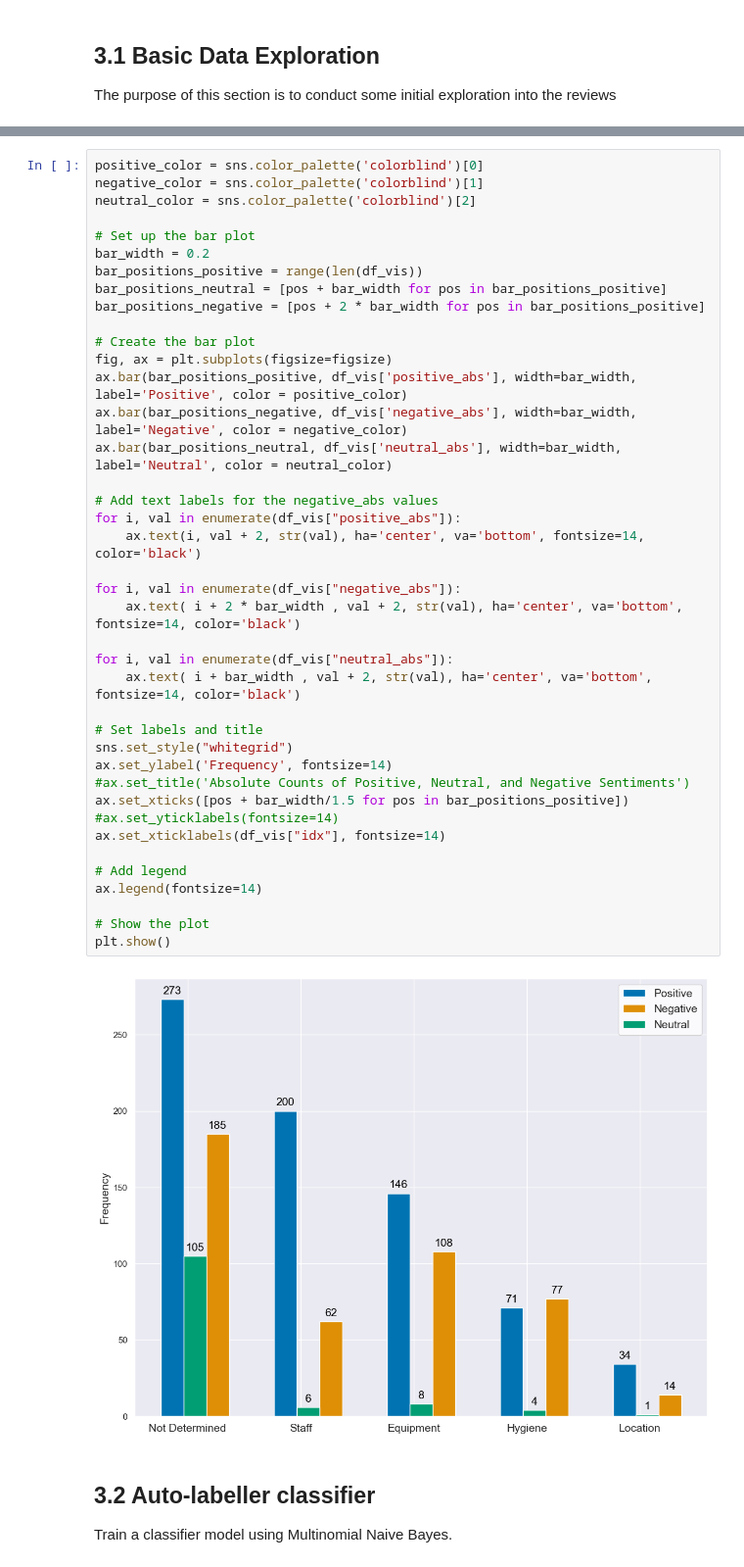
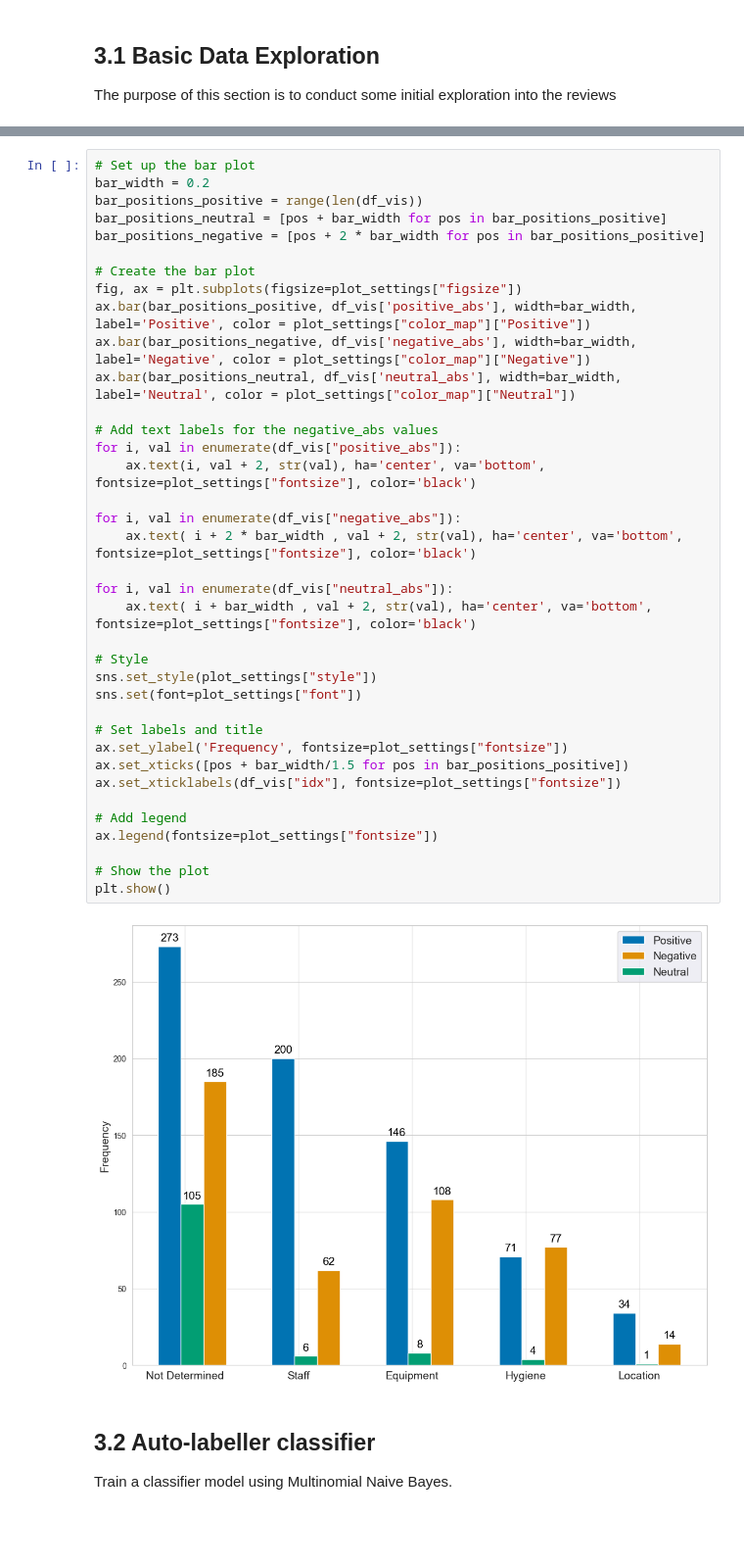
Before and after one commit to ginofazzi/data-wild-west, a Jupyter notebook: code/Project_Notebook.ipynb, the cells around one changed output, grey strips where cells are left out. Shown: that part at 98% size. Drawn from its saved outputs; the diff is of its cells as text; blank space fills up the shorter version.

```diff
--- a/code/Project_Notebook.ipynb
+++ b/code/Project_Notebook.ipynb
@@ -737,45 +693,42 @@ result_df
 # %%
-positive_color = sns.color_palette('colorblind')[0]
-negative_color = sns.color_palette('colorblind')[1]
-neutral_color = sns.color_palette('colorblind')[2]
-
 # Set up the bar plot
 bar_width = 0.2
 bar_positions_positive = range(len(df_vis))
 bar_positions_neutral = [pos + bar_width for pos in bar_positions_positive]
 bar_positions_negative = [pos + 2 * bar_width for pos in bar_positions_positive]
 
 # Create the bar plot
-fig, ax = plt.subplots(figsize=figsize)
-ax.bar(bar_positions_positive, df_vis['positive_abs'], width=bar_width, label='Positive', color = positive_color)
-ax.bar(bar_positions_negative, df_vis['negative_abs'], width=bar_width, label='Negative', color = negative_color)
-ax.bar(bar_positions_neutral, df_vis['neutral_abs'], width=bar_width, label='Neutral', color = neutral_color)
+fig, ax = plt.subplots(figsize=plot_settings["figsize"])
+ax.bar(bar_positions_positive, df_vis['positive_abs'], width=bar_width, label='Positive', color = plot_settings["color_map"]["Positive"])
+ax.bar(bar_positions_negative, df_vis['negative_abs'], width=bar_width, label='Negative', color = plot_settings["color_map"]["Negative"])
+ax.bar(bar_positions_neutral, df_vis['neutral_abs'], width=bar_width, label='Neutral', color = plot_settings["color_map"]["Neutral"])
 
 # Add text labels for the negative_abs values
 for i, val in enumerate(df_vis["positive_abs"]):
-    ax.text(i, val + 2, str(val), ha='center', va='bottom', fontsize=14, color='black')
+    ax.text(i, val + 2, str(val), ha='center', va='bottom', fontsize=plot_settings["fontsize"], color='black')
 
 for i, val in enumerate(df_vis["negative_abs"]):
-    ax.text( i + 2 * bar_width , val + 2, str(val), ha='center', va='bottom', fontsize=14, color='black')
+    ax.text( i + 2 * bar_width , val + 2, str(val), ha='center', va='bottom', fontsize=plot_settings["fontsize"], color='black')
 
 for i, val in enumerate(df_vis["neutral_abs"]):
-    ax.text( i + bar_width , val + 2, str(val), ha='center', va='bottom', fontsize=14, color='black')
+    ax.text( i + bar_width , val + 2, str(val), ha='center', va='bottom', fontsize=plot_settings["fontsize"], color='black')
+
+# Style
+sns.set_style(plot_settings["style"])
+sns.set(font=plot_settings["font"])
 
 # Set labels and title
-sns.set_style("whitegrid")
-ax.set_ylabel('Frequency', fontsize=14)
-#ax.set_title('Absolute Counts of Positive, Neutral, and Negative Sentiments')
+ax.set_ylabel('Frequency', fontsize=plot_settings["fontsize"])
 ax.set_xticks([pos + bar_width/1.5 for pos in bar_positions_positive])
-#ax.set_yticklabels(fontsize=14)
-ax.set_xticklabels(df_vis["idx"], fontsize=14)
+ax.set_xticklabels(df_vis["idx"], fontsize=plot_settings["fontsize"])
 
 # Add legend
-ax.legend(fontsize=14)
+ax.legend(fontsize=plot_settings["fontsize"])
 
 # Show the plot
 plt.show()
 # %% [output]
-[figure, old version]
+[figure, new version]
 # %% [markdown]
 ## 3.2 Auto-labeller classifier
 Train a classifier model using Multinomial Naive Bayes.
```
Also changed, not shown: parts of 12 cells of this notebook.
